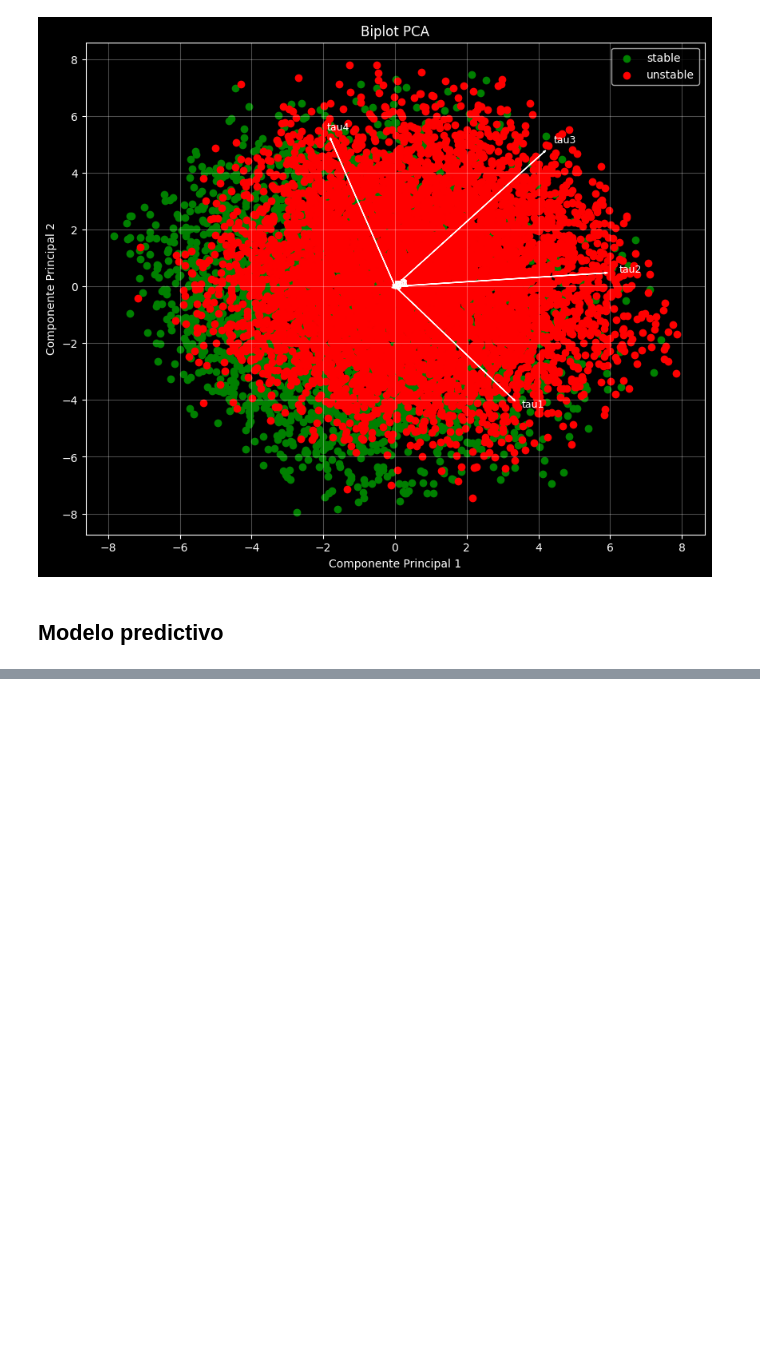
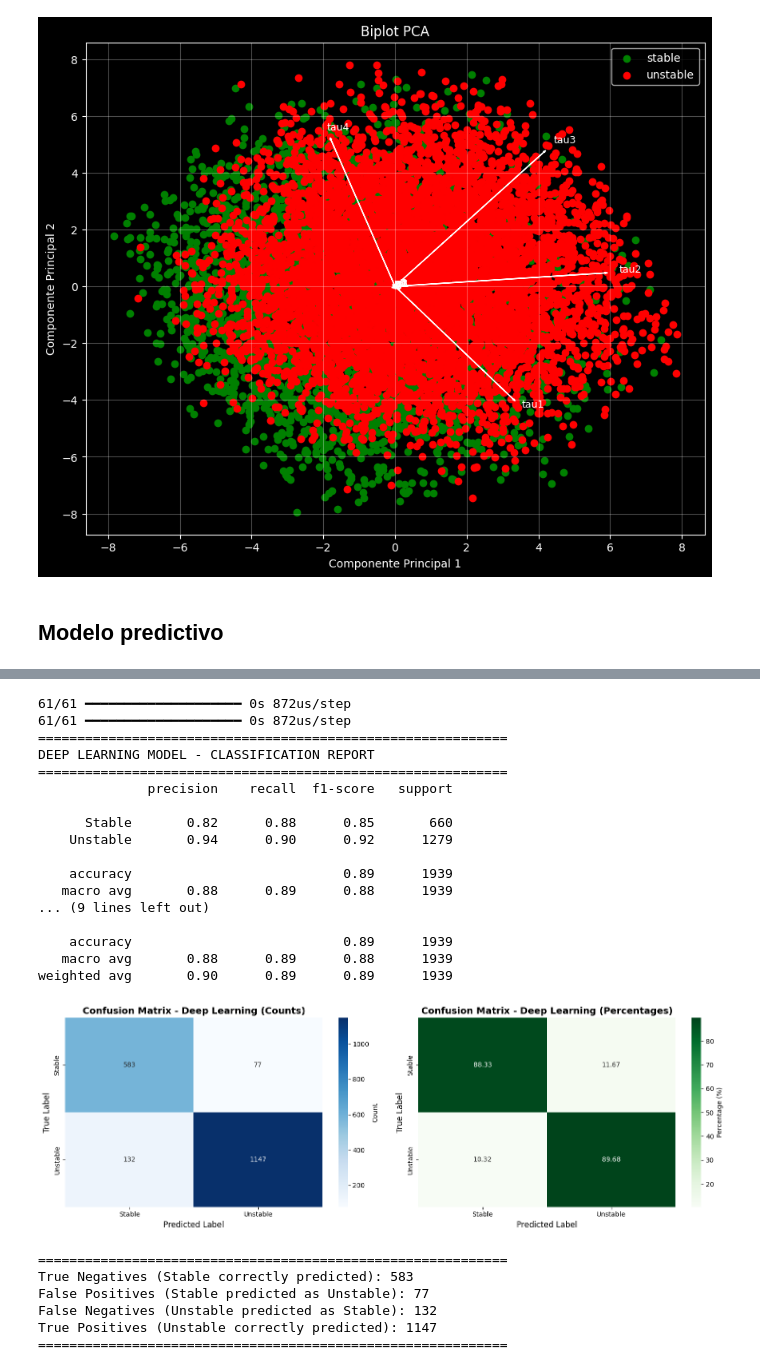
Before and after one commit to santi34mg/ElectricalStability, a Jupyter notebook: src/main.ipynb, the cells around one changed output, grey strips where cells are left out. Cells and saved outputs as stored; diff of their text form; code cells hidden in the pictures; blank space fills up the shorter version.

```diff
--- a/src/main.ipynb
+++ b/src/main.ipynb
@@ -435,0 +587,74 @@ print(feature_importance.head().to_string(index=False))
+# %%
+# Predictions and Confusion Matrix for Deep Learning Model
+from sklearn.metrics import classification_report, confusion_matrix
+
+# Make predictions
+y_pred_prob = model.predict(X_test)
+y_pred = (y_pred_prob > 0.5).astype(int).flatten()
+
+# Classification Report
+print("="*60)
+print("DEEP LEARNING MODEL - CLASSIFICATION REPORT")
+print("="*60)
+print(classification_report(y_test, y_pred, target_names=['Stable', 'Unstable']))
+
+# Confusion Matrix
+cm = confusion_matrix(y_test, y_pred)
+
+fig, axes = plt.subplots(1, 2, figsize=(15, 5))
+
+# Heatmap with counts
+sns.heatmap(cm, annot=True, fmt='d', cmap='Blues',
+            xticklabels=['Stable', 'Unstable'],
+            yticklabels=['Stable', 'Unstable'],
+            cbar_kws={'label': 'Count'},
+            ax=axes[0])
+axes[0].set_title('Confusion Matrix - Deep Learning (Counts)', fontsize=14, fontweight='bold')
+axes[0].set_ylabel('True Label', fontsize=12)
+axes[0].set_xlabel('Predicted Label', fontsize=12)
+
+# Heatmap with percentages
+cm_percent = cm.astype('float') / cm.sum(axis=1)[:, np.newaxis] * 100
+sns.heatmap(cm_percent, annot=True, fmt='.2f', cmap='Greens',
+            xticklabels=['Stable', 'Unstable'],
+            yticklabels=['Stable', 'Unstable'],
+            cbar_kws={'label': 'Percentage (%)'},
+            ax=axes[1])
+axes[1].set_title('Confusion Matrix - Deep Learning (Percentages)', fontsize=14, fontweight='bold')
+axes[1].set_ylabel('True Label', fontsize=12)
+axes[1].set_xlabel('Predicted Label', fontsize=12)
+
+plt.tight_layout()
+plt.show()
+
+print("\n" + "="*60)
+print(f"True Negatives (Stable correctly predicted): {cm[0,0]}")
+print(f"False Positives (Stable predicted as Unstable): {cm[0,1]}")
+print(f"False Negatives (Unstable predicted as Stable): {cm[1,0]}")
+print(f"True Positives (Unstable correctly predicted): {cm[1,1]}")
+print("="*60)
+# %% [output]
+61/61 ━━━━━━━━━━━━━━━━━━━━ 0s 872us/step
+61/61 ━━━━━━━━━━━━━━━━━━━━ 0s 872us/step
+============================================================
+DEEP LEARNING MODEL - CLASSIFICATION REPORT
+============================================================
+              precision    recall  f1-score   support
+
+      Stable       0.82      0.88      0.85       660
+    Unstable       0.94      0.90      0.92      1279
+
+    accuracy                           0.89      1939
+   macro avg       0.88      0.89      0.88      1939
+... (9 lines left out)
+
+    accuracy                           0.89      1939
+   macro avg       0.88      0.89      0.88      1939
+weighted avg       0.90      0.89      0.89      1939
+[figure, added]
+============================================================
+True Negatives (Stable correctly predicted): 583
+False Positives (Stable predicted as Unstable): 77
+False Negatives (Unstable predicted as Stable): 132
+True Positives (Unstable correctly predicted): 1147
+============================================================
```
Also changed, not shown: parts of 6 cells of this notebook, 1 other file.
